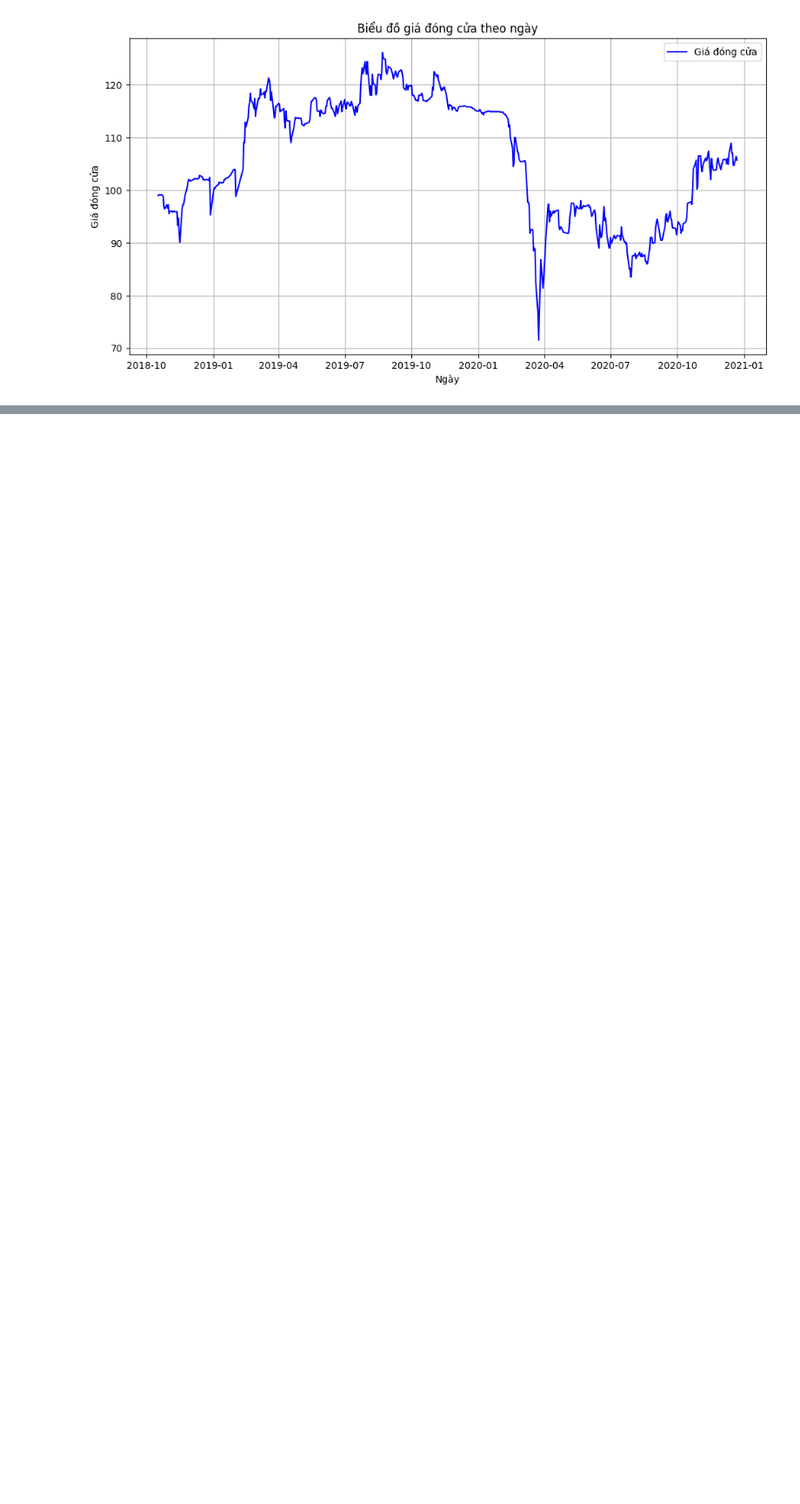
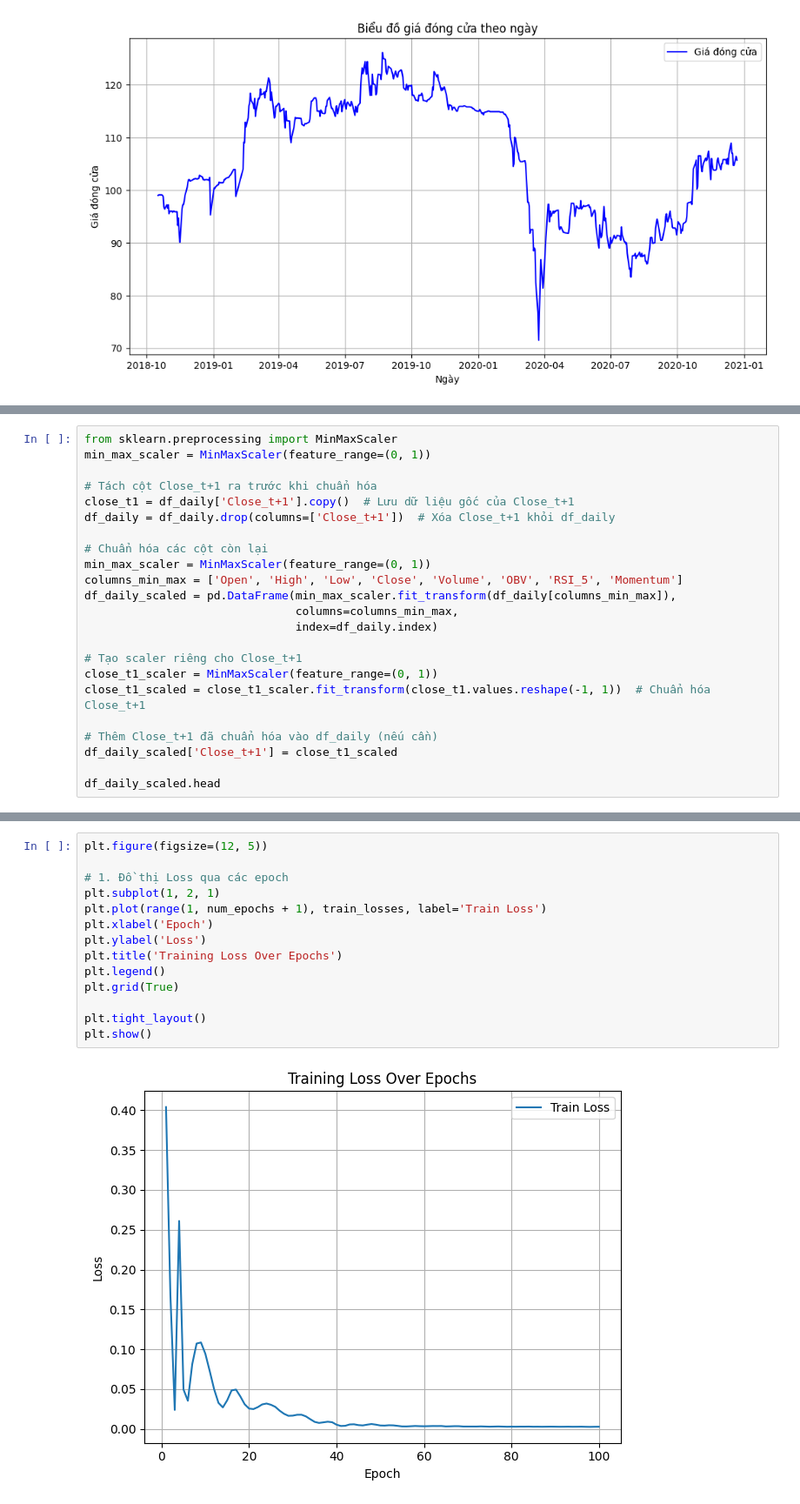
Before and after one commit to quancab/StockPricePrediction, a Jupyter notebook: StockPricePrediction.ipynb, the cells around one changed output, grey strips where cells are left out. Shown at 87% size. Saved outputs shown, nothing was run; the diff lists cells and outputs as text; blank space fills up the shorter version.

```diff
--- a/StockPricePrediction.ipynb
+++ b/StockPricePrediction.ipynb
@@ -233,0 +235,23 @@ from sklearn.preprocessing import MinMaxScaler, StandardScaler
+# %%
+from sklearn.preprocessing import MinMaxScaler
+min_max_scaler = MinMaxScaler(feature_range=(0, 1))
+
+# Tách cột Close_t+1 ra trước khi chuẩn hóa
+close_t1 = df_daily['Close_t+1'].copy()  # Lưu dữ liệu gốc của Close_t+1
+df_daily = df_daily.drop(columns=['Close_t+1'])  # Xóa Close_t+1 khỏi df_daily
+
+# Chuẩn hóa các cột còn lại
+min_max_scaler = MinMaxScaler(feature_range=(0, 1))
+columns_min_max = ['Open', 'High', 'Low', 'Close', 'Volume', 'OBV', 'RSI_5', 'Momentum']
+df_daily_scaled = pd.DataFrame(min_max_scaler.fit_transform(df_daily[columns_min_max]),
+                               columns=columns_min_max,
+                               index=df_daily.index)
+
+# Tạo scaler riêng cho Close_t+1
+close_t1_scaler = MinMaxScaler(feature_range=(0, 1))
+close_t1_scaled = close_t1_scaler.fit_transform(close_t1.values.reshape(-1, 1))  # Chuẩn hóa Close_t+1
+
+# Thêm Close_t+1 đã chuẩn hóa vào df_daily (nếu cần)
+df_daily_scaled['Close_t+1'] = close_t1_scaled
+
+df_daily_scaled.head
@@ -233,0 +385,16 @@ from sklearn.preprocessing import MinMaxScaler, StandardScaler
+# %%
+plt.figure(figsize=(12, 5))
+
+# 1. Đồ thị Loss qua các epoch
+plt.subplot(1, 2, 1)
+plt.plot(range(1, num_epochs + 1), train_losses, label='Train Loss')
+plt.xlabel('Epoch')
+plt.ylabel('Loss')
+plt.title('Training Loss Over Epochs')
+plt.legend()
+plt.grid(True)
+
+plt.tight_layout()
+plt.show()
+# %% [output]
+[figure, added]
```
Also changed, not shown: parts of 20 cells of this notebook.
